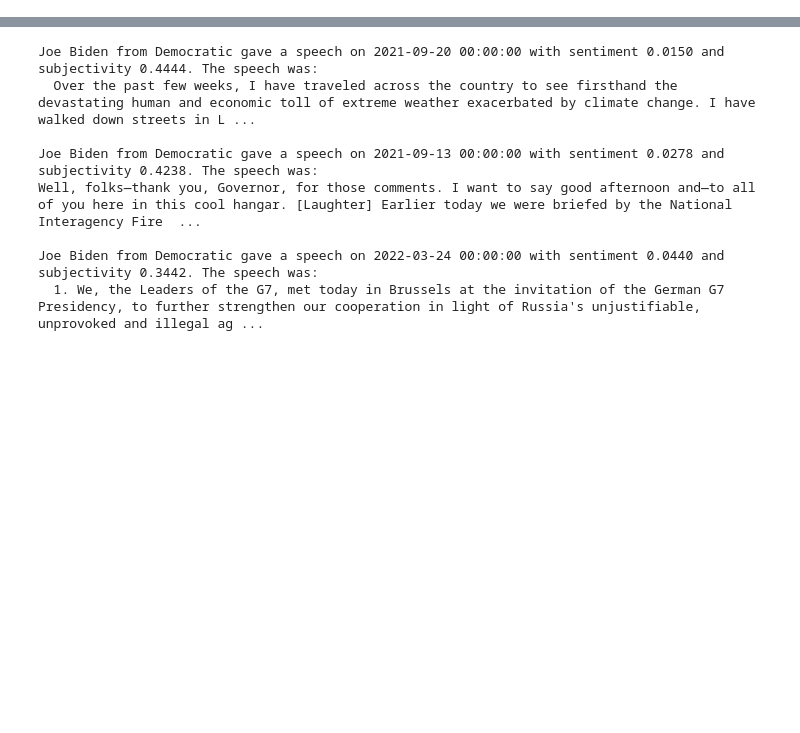
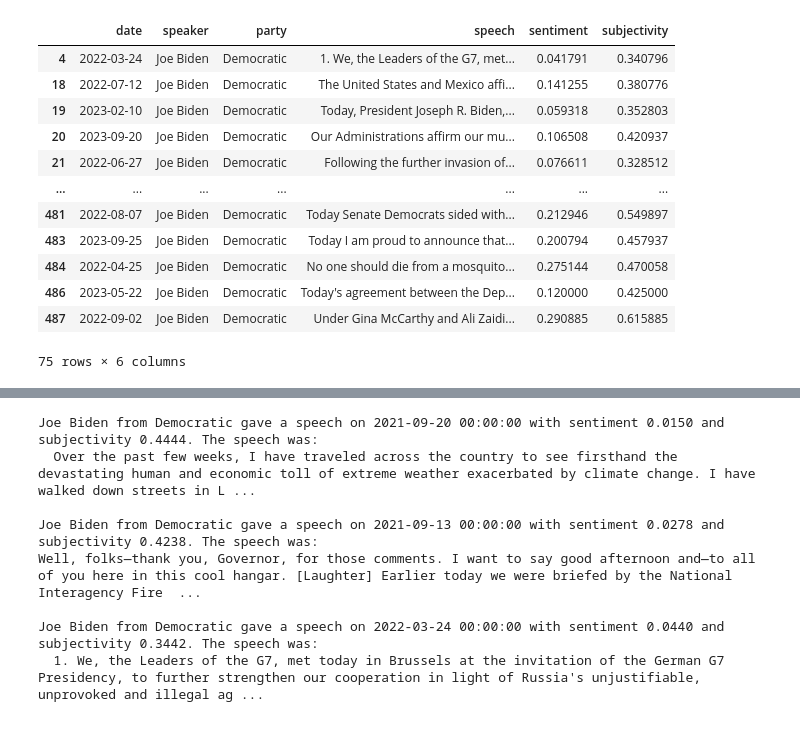
Before and after one commit to Alvaroguijarro97/text_as_data_final_project, a Jupyter notebook: sentiment_evaluation.ipynb, the cells around one changed output, grey strips where cells are left out. Cells and saved outputs as stored; diff of their text form; code cells hidden in the pictures; blank space fills up the shorter version.

```diff
--- a/sentiment_evaluation.ipynb
+++ b/sentiment_evaluation.ipynb
@@ -96,0 +142,16 @@ plt.show()
+# %%
+interval_data
+# %% [output]
+|  | date | speaker | party | speech | sentiment | subjectivity |
+| 4 | 2022-03-24 | Joe Biden | Democratic | 1. We, the Leaders of the G7, met... | 0.041791 | 0.340796 |
+| 18 | 2022-07-12 | Joe Biden | Democratic | The United States and Mexico affi... | 0.141255 | 0.380776 |
+| 19 | 2023-02-10 | Joe Biden | Democratic | Today, President Joseph R. Biden,... | 0.059318 | 0.352803 |
+| 20 | 2023-09-20 | Joe Biden | Democratic | Our Administrations affirm our mu... | 0.106508 | 0.420937 |
+| 21 | 2022-06-27 | Joe Biden | Democratic | Following the further invasion of... | 0.076611 | 0.328512 |
+| ... | ... | ... | ... | ... | ... | ... |
+| 481 | 2022-08-07 | Joe Biden | Democratic | Today Senate Democrats sided with... | 0.212946 | 0.549897 |
+| 483 | 2023-09-25 | Joe Biden | Democratic | Today I am proud to announce that... | 0.200794 | 0.457937 |
+| 484 | 2022-04-25 | Joe Biden | Democratic | No one should die from a mosquito... | 0.275144 | 0.470058 |
+| 486 | 2023-05-22 | Joe Biden | Democratic | Today's agreement between the Dep... | 0.120000 | 0.425000 |
+| 487 | 2022-09-02 | Joe Biden | Democratic | Under Gina McCarthy and Ali Zaidi... | 0.290885 | 0.615885 |
+75 rows × 6 columns
```
Also changed, not shown: parts of 5 cells of this notebook, 3 other files.
